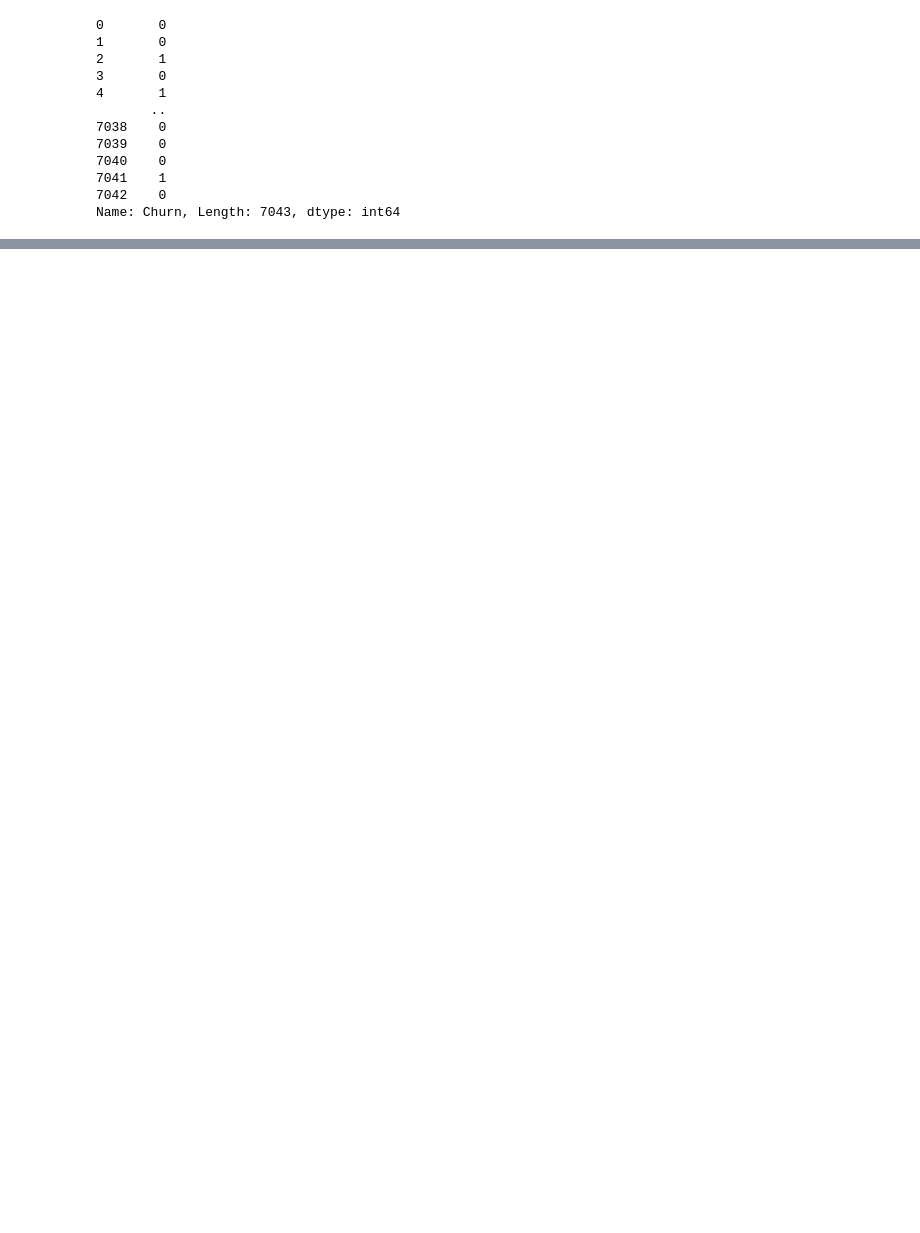
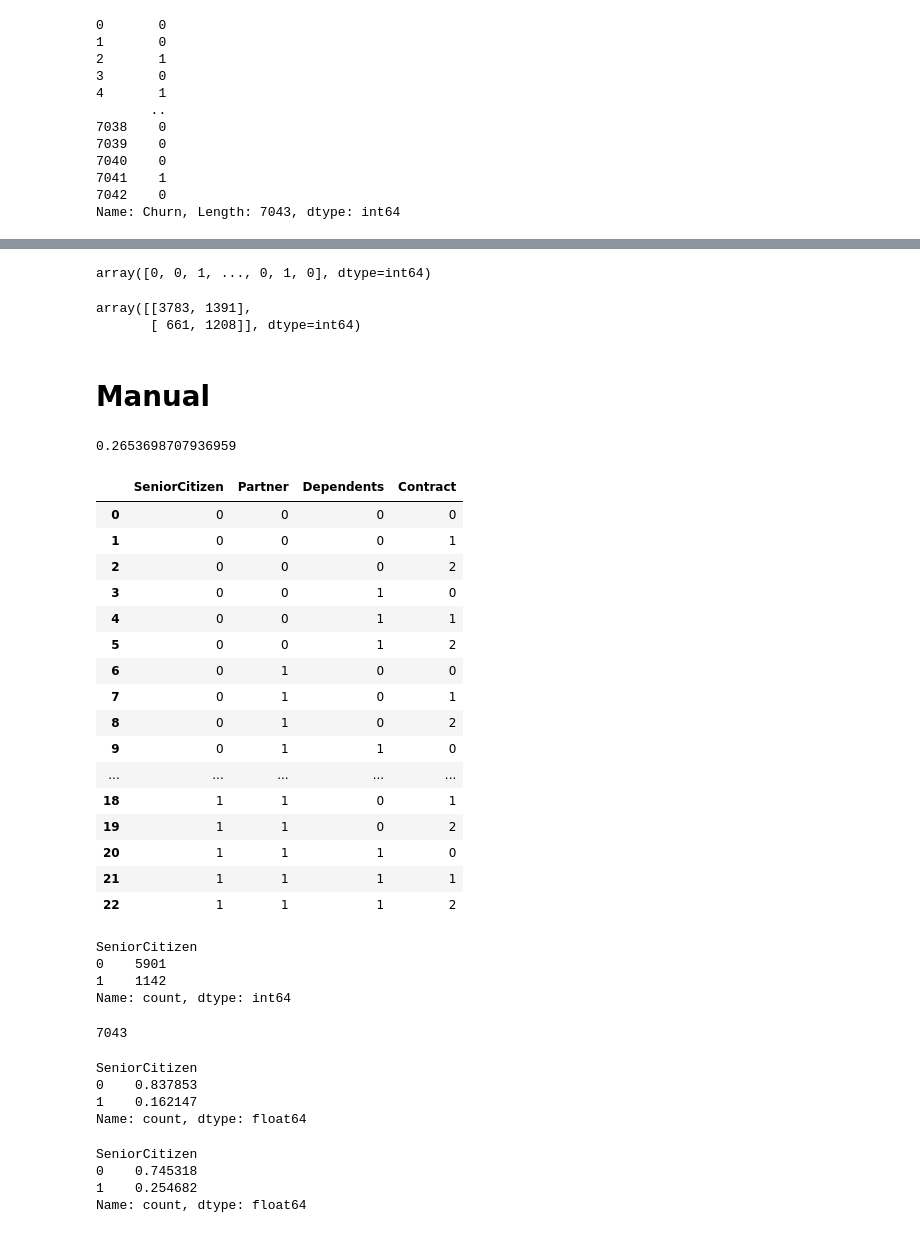
Before and after one commit to LKN-SP/MS9002, a Jupyter notebook: Naive Bayes/Naive Bayes - Class Exercise 1 (completed).ipynb, the cells around one changed output, grey strips where cells are left out. Drawn from its saved outputs; the diff is of its cells as text; code cells hidden in the pictures; blank space fills up the shorter version.

```diff
--- a/Naive Bayes/Naive Bayes - Class Exercise 1 (completed).ipynb
+++ b/Naive Bayes/Naive Bayes - Class Exercise 1 (completed).ipynb
@@ -383,0 +358,7 @@ plt.boxplot(data)
+# %%
+feature_set = ['SeniorCitizen', 'Partner', 'Dependents', 'Contract']
+# %%
+df['SeniorCitizen'] = df['SeniorCitizen'].astype(int)
+df['Partner'] = df['Partner'].map({'No': 0, 'Yes': 1})
+df['Dependents'] = df['Dependents'].map({'No': 0, 'Yes': 1})
+df['Contract'] = df['Contract'].map({'Month-to-month': 0, 'One year': 1, 'Two year': 2})
@@ -395,2 +405,4 @@ ValueError: could not convert string to float: 'Female'
 # %%
-y_pred
+df_yhat
+# %% [output]
+array([0, 0, 1, ..., 0, 1, 0], dtype=int64)
@@ -396,0 +411,33 @@ y_pred
+# %%
+metrics.confusion_matrix(df_y, df_yhat)
+# %% [output]
+array([[3783, 1391],
+       [ 661, 1208]], dtype=int64)
+# %% [markdown]
+# Manual
+# %%
+prior_prob = df_y.mean()
+prior_prob
+# %% [output]
+0.2653698707936959
+# %%
+combin_df = df[feature_set].drop_duplicates().sort_values(feature_set).reset_index(drop=True)
+combin_df
+# %% [output]
+|  | SeniorCitizen | Partner | Dependents | Contract |
+| 0 | 0 | 0 | 0 | 0 |
+| 1 | 0 | 0 | 0 | 1 |
+| 2 | 0 | 0 | 0 | 2 |
+| 3 | 0 | 0 | 1 | 0 |
+| 4 | 0 | 0 | 1 | 1 |
+| 5 | 0 | 0 | 1 | 2 |
+| 6 | 0 | 1 | 0 | 0 |
+| 7 | 0 | 1 | 0 | 1 |
+| 8 | 0 | 1 | 0 | 2 |
+| 9 | 0 | 1 | 1 | 0 |
+| ... | ... | ... | ... | ... |
+| 18 | 1 | 1 | 0 | 1 |
+| 19 | 1 | 1 | 0 | 2 |
+| 20 | 1 | 1 | 1 | 0 |
+| 21 | 1 | 1 | 1 | 1 |
+| 22 | 1 | 1 | 1 | 2 |
@@ -396,0 +449,32 @@ y_pred
+# %%
+count = df[feature].value_counts()
+count
+# %% [output]
+SeniorCitizen
+0    5901
+1    1142
+Name: count, dtype: int64
+# %%
+total = count.sum()
+total
+# %% [output]
+7043
+# %%
+prob = count / total
+prob
+# %% [output]
+SeniorCitizen
+0    0.837853
+1    0.162147
+Name: count, dtype: float64
+# %%
+mask = df[label] == 1
+count = df[mask][feature].value_counts()
+total = count.sum()
+con_prob = count / total
+con_prob
+# %% [output]
+SeniorCitizen
+0    0.745318
+1    0.254682
+Name: count, dtype: float64
```
Also changed, not shown: parts of 34 cells of this notebook, 4 other files.
